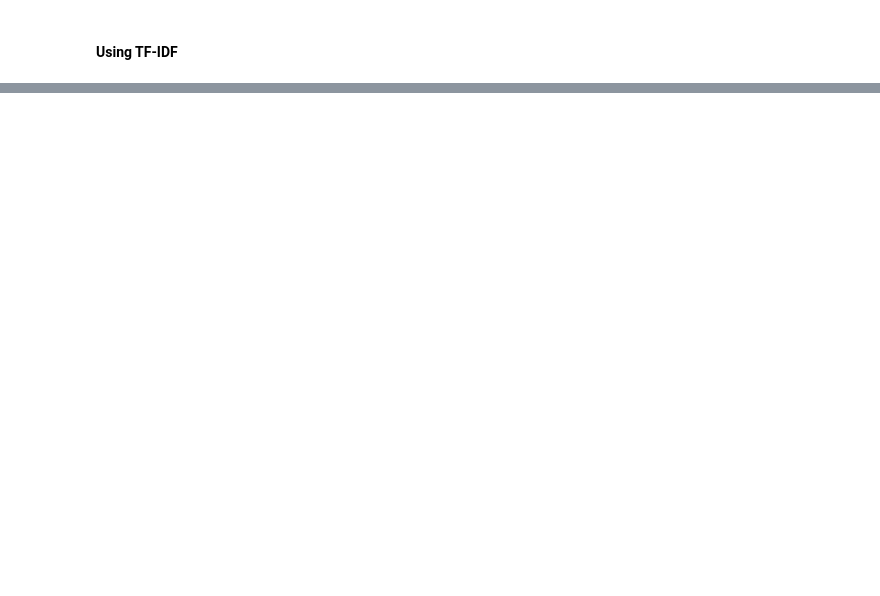
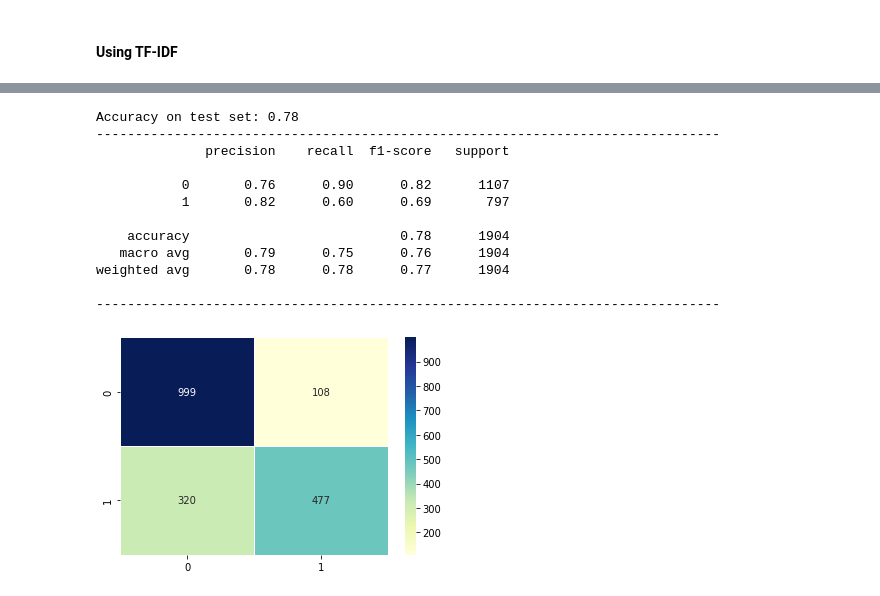
Before and after one commit to sacculifer/NLPower-capstone-project, a Jupyter notebook: NLP_EDA.ipynb, the cells around one changed output, grey strips where cells are left out. Saved outputs shown, nothing was run; the diff lists cells and outputs as text; code cells hidden in the pictures; blank space fills up the shorter version.

```diff
--- a/NLP_EDA.ipynb
+++ b/NLP_EDA.ipynb
@@ -322,0 +765,6 @@ accuracy = 0.796
+# %%
+# Define random search
+rs_xgb = RandomizedSearchCV(XGBClassifier(random_state=0), param_grid, scoring='accuracy',
+                  cv=5, verbose=5, n_jobs=-1, n_iter=10, random_state=0)
+# Fit grid search
+rs_xgb.fit(X_train_lemm_vectorized, y_train)
@@ -322,0 +819,33 @@ accuracy = 0.796
+# %%
+# Assigning the fitted SGDClassifier model with best parameter combination to a new variable sgd_best
+xgb_best_rs = rs_xgb.best_estimator_
+
+# Making predictions on the test set
+y_pred_test_rs = xgb_best_rs.predict(lemm_vectorizer.transform(X_test))
+# %%
+# Print accuracy of our model
+#print("Accuracy on train set:", round(accuracy_score(y_train, y_pred_SVC), 2))
+print("Accuracy on test set:", round(accuracy_score(y_test, y_pred_test_rs), 2))
+print("--------"*10)
+
+# Print classification report of our model
+print(classification_report(y_test, y_pred_test_rs))
+print("--------"*10)
+
+# Confusion matrix using confusion_matrix from sklearn
+cfm = metrics.confusion_matrix(y_test, y_pred_test_rs, )
+sns.heatmap(cfm, cmap='YlGnBu', annot=True, fmt='d', linewidths=.5);
+# %% [output]
+Accuracy on test set: 0.78
+--------------------------------------------------------------------------------
+              precision    recall  f1-score   support
+
+           0       0.76      0.90      0.82      1107
+           1       0.82      0.60      0.69       797
+
+    accuracy                           0.78      1904
+   macro avg       0.79      0.75      0.76      1904
+weighted avg       0.78      0.78      0.77      1904
+
+--------------------------------------------------------------------------------
+[figure, added]
```
Also changed, not shown: parts of 47 cells of this notebook, 4 other files.
